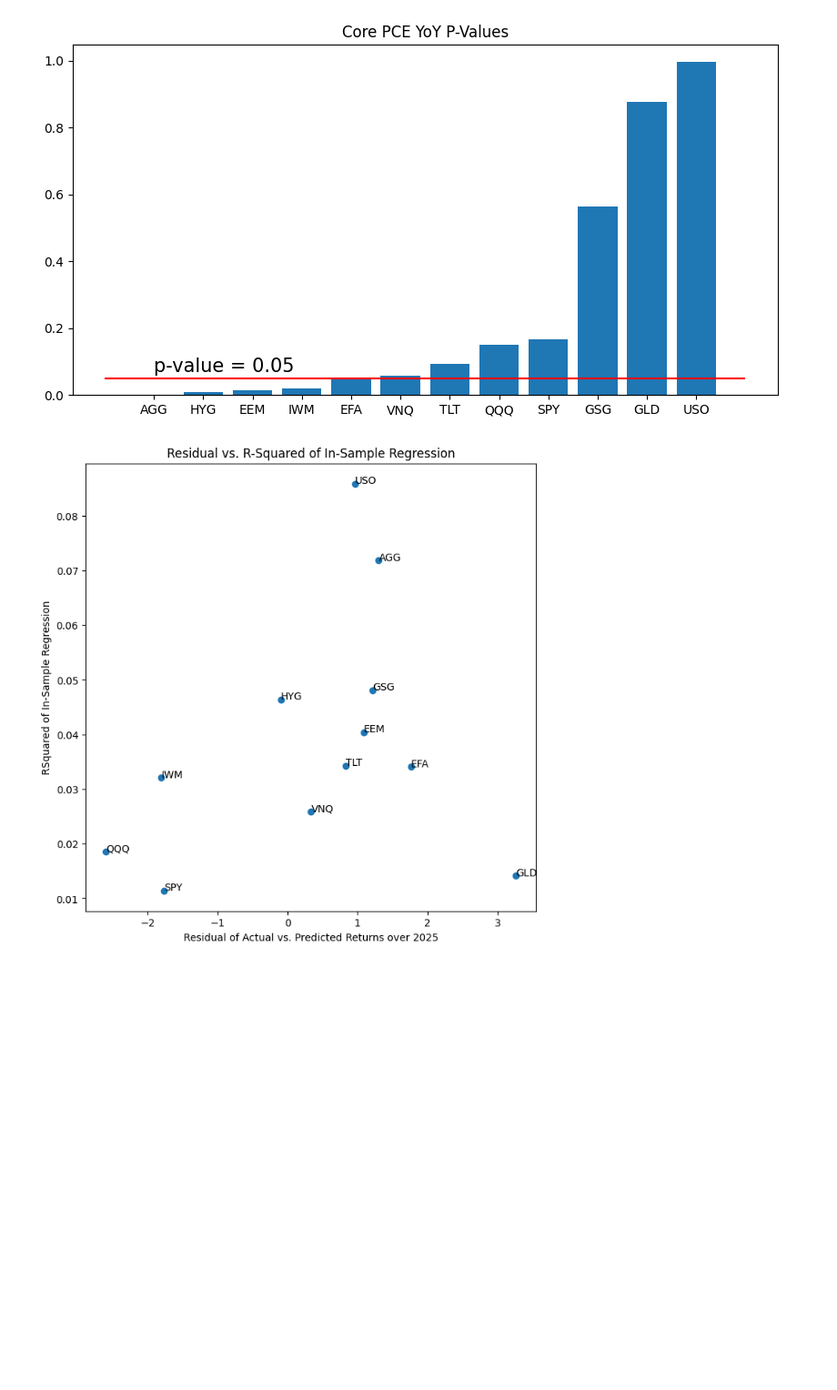
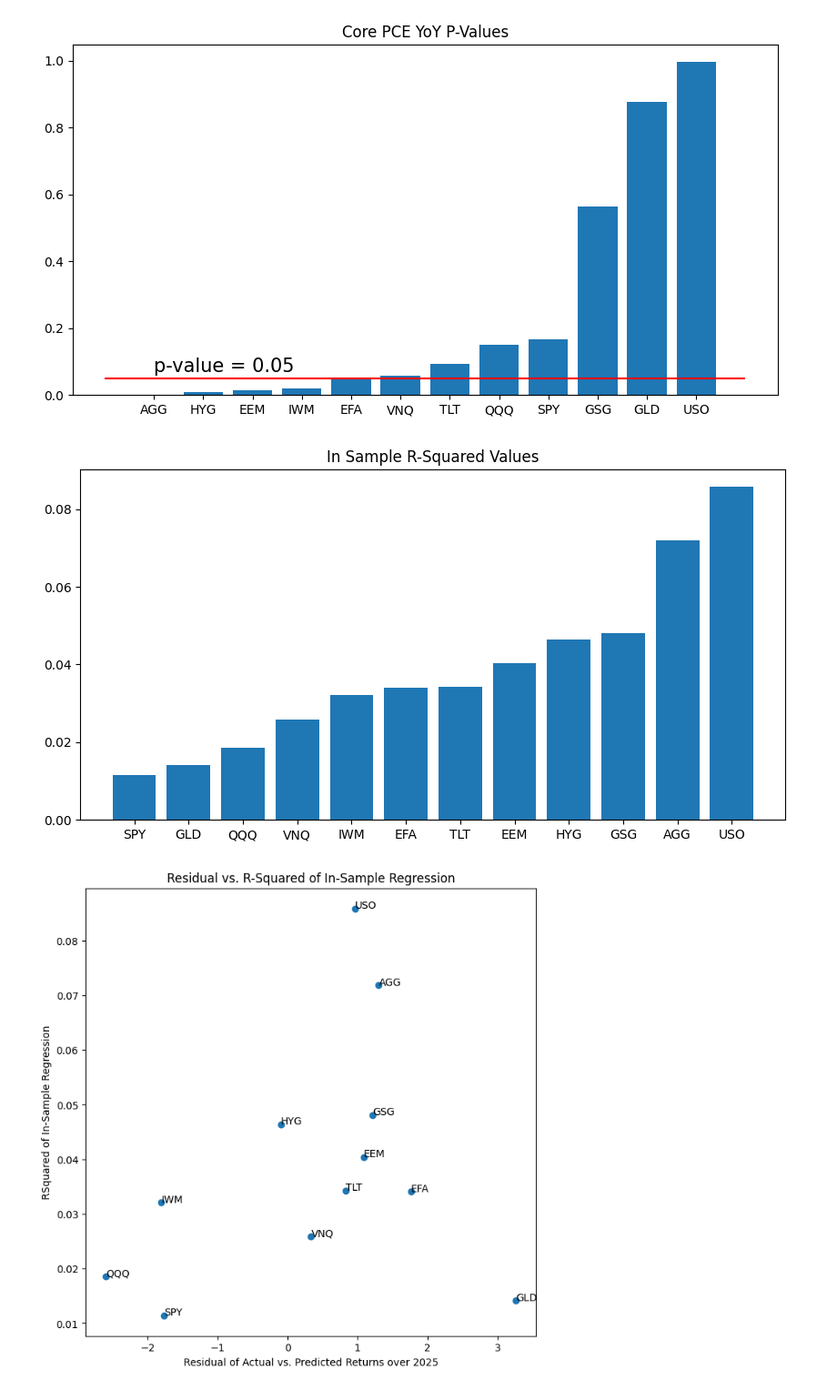
Before and after one commit to Kunj121/MacroFinance_HW2, a Jupyter notebook: hw3/macro_factors.ipynb, the cells around one changed output. Shown at 91% size. Cells and saved outputs as stored; diff of their text form; code cells hidden in the pictures; blank space fills up the shorter version.

```diff
--- a/hw3/macro_factors.ipynb
+++ b/hw3/macro_factors.ipynb
@@ -332,6 +337,14 @@ plt.title("Core PCE YoY P-Values")
 plt.show()
 # %% [output]
 [figure]
+# %%
+r2 = results['rsquared'].sort_values()
+plt.figure(figsize = (10, 5))
+plt.bar(r2.index, r2.values)
+plt.title("In Sample R-Squared Values")
+plt.show()
+# %% [output]
+[figure, added]
 # %%
 fig, ax = plt.subplots(figsize = (8, 8))
 ax.scatter(results['residual'], results['rsquared'])
```
Also changed, not shown: parts of 3 cells of this notebook.
